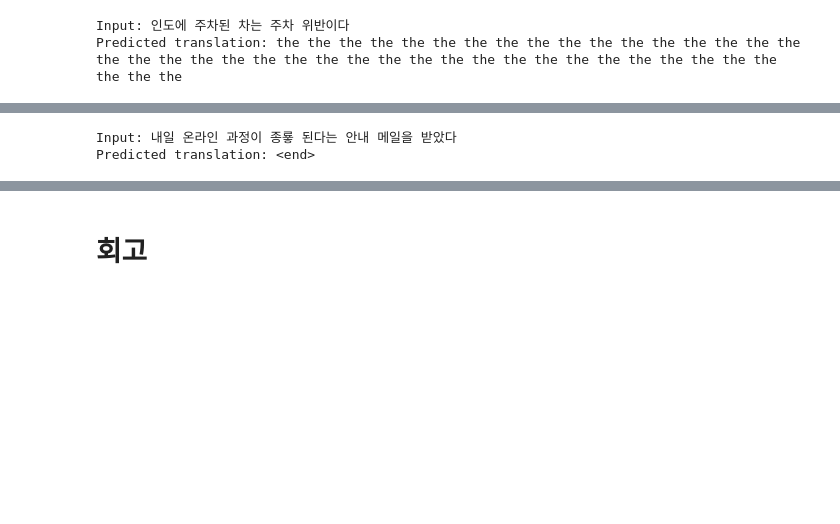
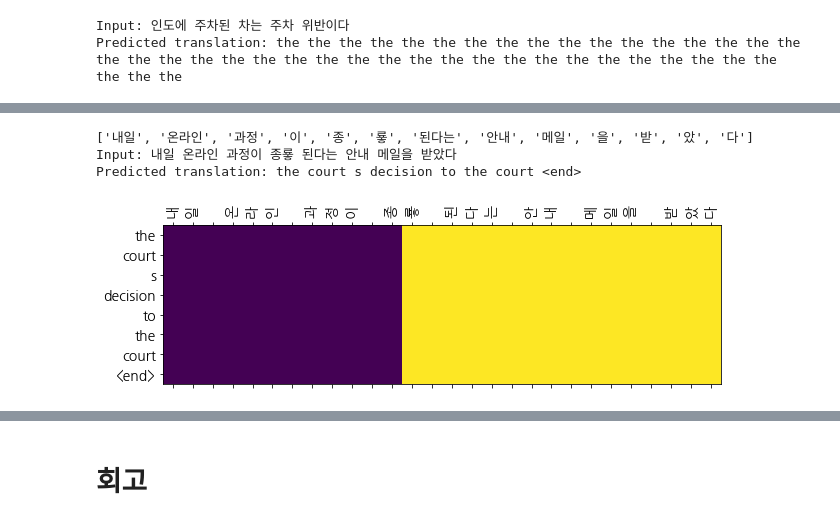
Before and after one commit to YSKIM-moya/AIFFEL_quest_rs, a Jupyter notebook: GoingDeeper/Gd04/seq2seq_kor_eng_translator.ipynb, the cells around one changed output, grey strips where cells are left out. Drawn from its saved outputs; the diff is of its cells as text; code cells hidden in the pictures; blank space fills up the shorter version.

```diff
--- a/GoingDeeper/Gd04/seq2seq_kor_eng_translator.ipynb
+++ b/GoingDeeper/Gd04/seq2seq_kor_eng_translator.ipynb
@@ -1259,9 +1310,11 @@ Predicted translation: the ap s family <end>
 # %%
 # 오타
-translate("내일 온라인 과정이 종룧 된다는 안내 메일을 받았다", encoder, decoder)
+translate("내일 온라인 과정이 종룧 된다는 안내 메일을 받았다", encoder, decoder, True)
 # %% [output]
+['내일', '온라인', '과정', '이', '종', '룧', '된다는', '안내', '메일', '을', '받', '았', '다']
 Input: 내일 온라인 과정이 종룧 된다는 안내 메일을 받았다
-Predicted translation: <end>
+Predicted translation: the court s decision to the court <end>
+[figure, added]
 # %%
 # 학습에 있는 문장
 translate("막대한 비용이 드는 이 사업에 대해 내년에 건설을 시작할 계획이다", encoder, decoder)
```
Also changed, not shown: parts of 33 cells of this notebook.
